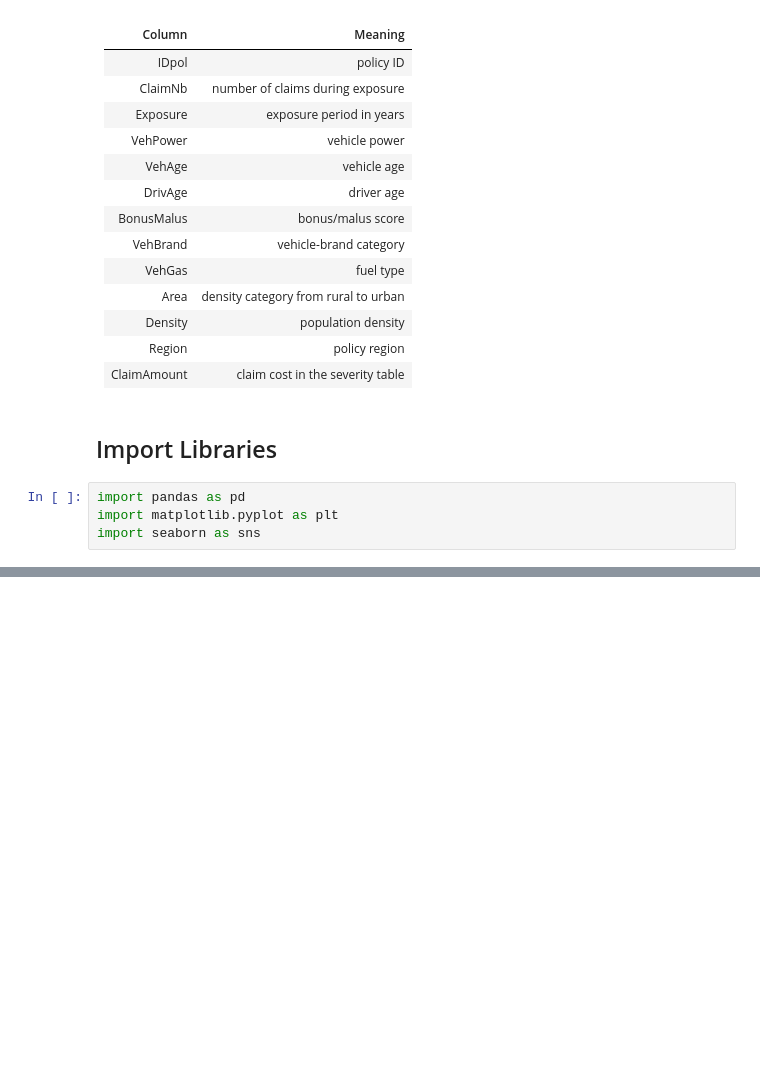
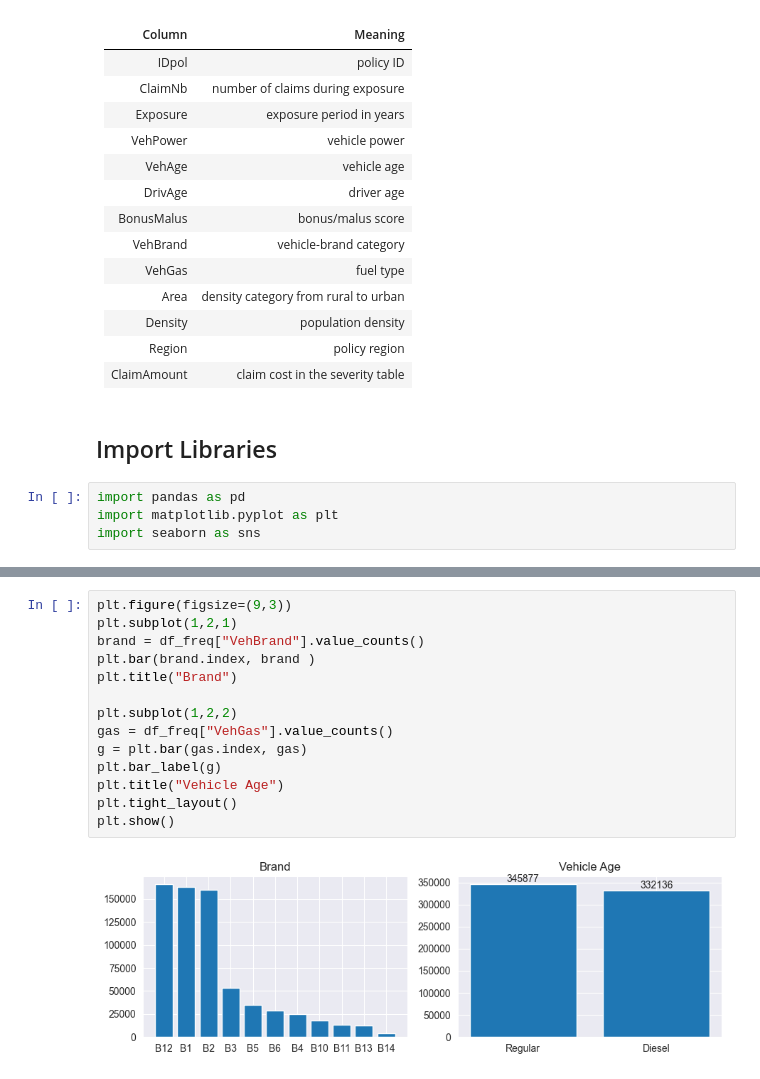
Before and after one commit to Fatemenamdar20/Insurance_Claims, a Jupyter notebook: Insurance_Claims.ipynb, the cells around one changed output, grey strips where cells are left out. Cells and saved outputs as stored; diff of their text form; blank space fills up the shorter version.

```diff
--- a/Insurance_Claims.ipynb
+++ b/Insurance_Claims.ipynb
@@ -171,0 +196,16 @@ sns.heatmap(corr_matrix, annot=True, fmt=".2f")
+# %%
+plt.figure(figsize=(9,3))
+plt.subplot(1,2,1)
+brand = df_freq["VehBrand"].value_counts()
+plt.bar(brand.index, brand )
+plt.title("Brand")
+
+plt.subplot(1,2,2)
+gas = df_freq["VehGas"].value_counts()
+g = plt.bar(gas.index, gas)
+plt.bar_label(g)
+plt.title("Vehicle Age")
+plt.tight_layout()
+plt.show()
+# %% [output]
+[figure, added]
```
Also changed, not shown: parts of 22 cells of this notebook.
